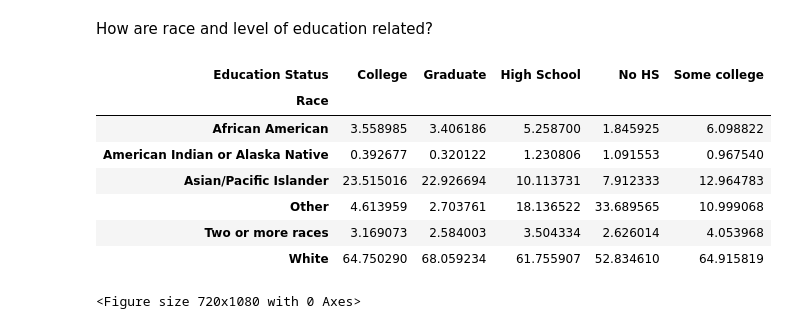
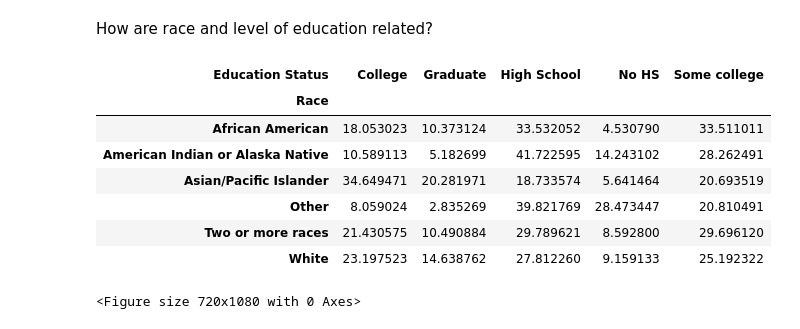
Before and after one commit to ds-modules/CP-113A, a Jupyter notebook: Final-Notebook2.ipynb, the cells around one changed output. Drawn from its saved outputs; the diff is of its cells as text; code cells hidden in the pictures.

Commit message:
Changed normalization from columns to rows - carlos final changes

```diff
--- a/Final-Notebook2.ipynb
+++ b/Final-Notebook2.ipynb
@@ -683,17 +683,17 @@ The long tail in our violin plots mean that there are some people whose income r
 # %% [markdown]
 How are race and level of education related?
 # %%
-education_race = pd.crosstab(education['Race'],education['Education Status'], normalize='columns') * 100
+education_race = pd.crosstab(education['Race'],education['Education Status'], normalize='index') * 100
 education_race
 # %% [output]
 | Education Status | College | Graduate | High School | No HS | Some college |
 | Race |  |  |  |  |  |
-| African American | 3.558985 | 3.406186 | 5.258700 | 1.845925 | 6.098822 |
-| American Indian or Alaska Native | 0.392677 | 0.320122 | 1.230806 | 1.091553 | 0.967540 |
-| Asian/Pacific Islander | 23.515016 | 22.926694 | 10.113731 | 7.912333 | 12.964783 |
-| Other | 4.613959 | 2.703761 | 18.136522 | 33.689565 | 10.999068 |
-| Two or more races | 3.169073 | 2.584003 | 3.504334 | 2.626014 | 4.053968 |
-| White | 64.750290 | 68.059234 | 61.755907 | 52.834610 | 64.915819 |
+| African American | 18.053023 | 10.373124 | 33.532052 | 4.530790 | 33.511011 |
+| American Indian or Alaska Native | 10.589113 | 5.182699 | 41.722595 | 14.243102 | 28.262491 |
+| Asian/Pacific Islander | 34.649471 | 20.281971 | 18.733574 | 5.641464 | 20.693519 |
+| Other | 8.059024 | 2.835269 | 39.821769 | 28.473447 | 20.810491 |
+| Two or more races | 21.430575 | 10.490884 | 29.789621 | 8.592800 | 29.696120 |
+| White | 23.197523 | 14.638762 | 27.812260 | 9.159133 | 25.192322 |
 # %%
 plt.figure(figsize=(10, 15));
 ax = sns.catplot(x='Education Status', col='Race',
```
Also changed, not shown: parts of 1 cell of this notebook.
